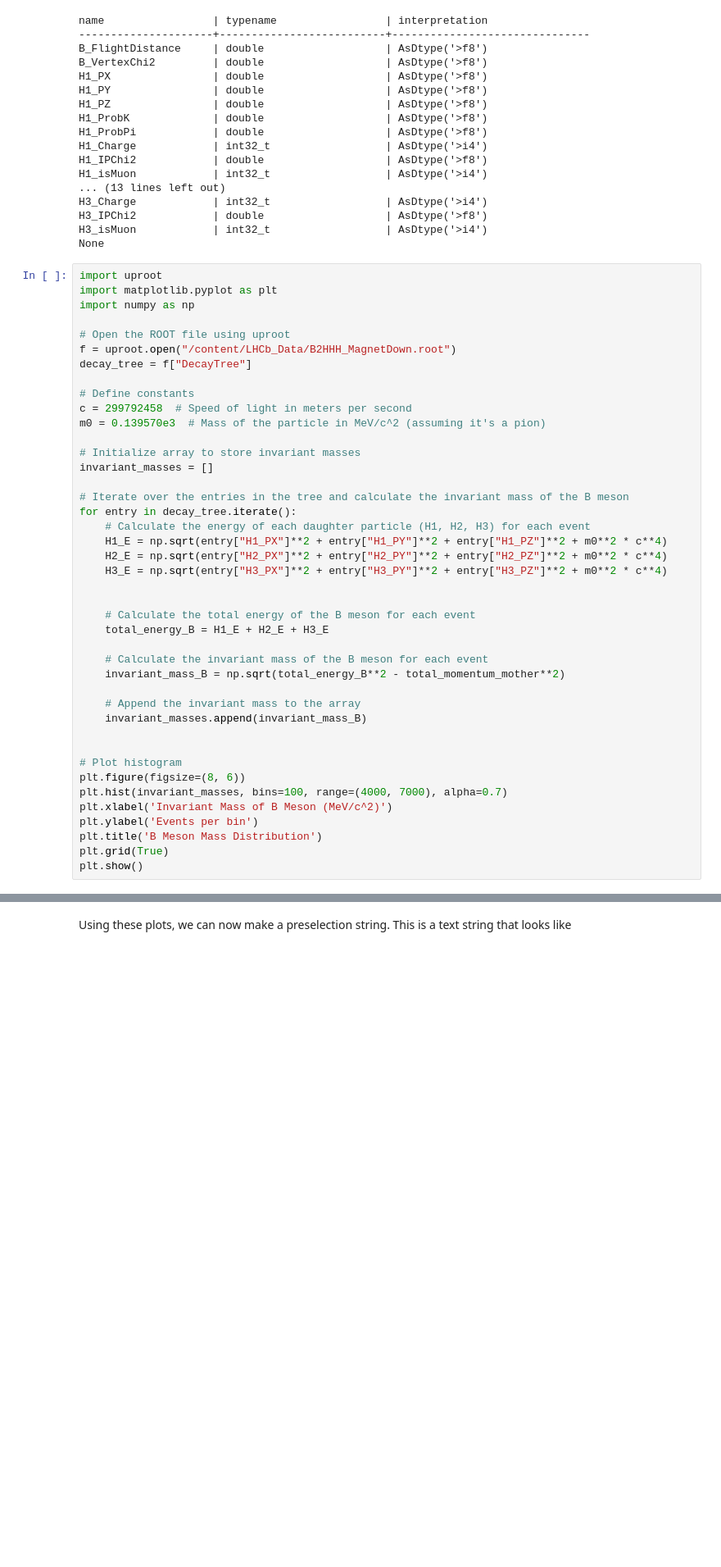
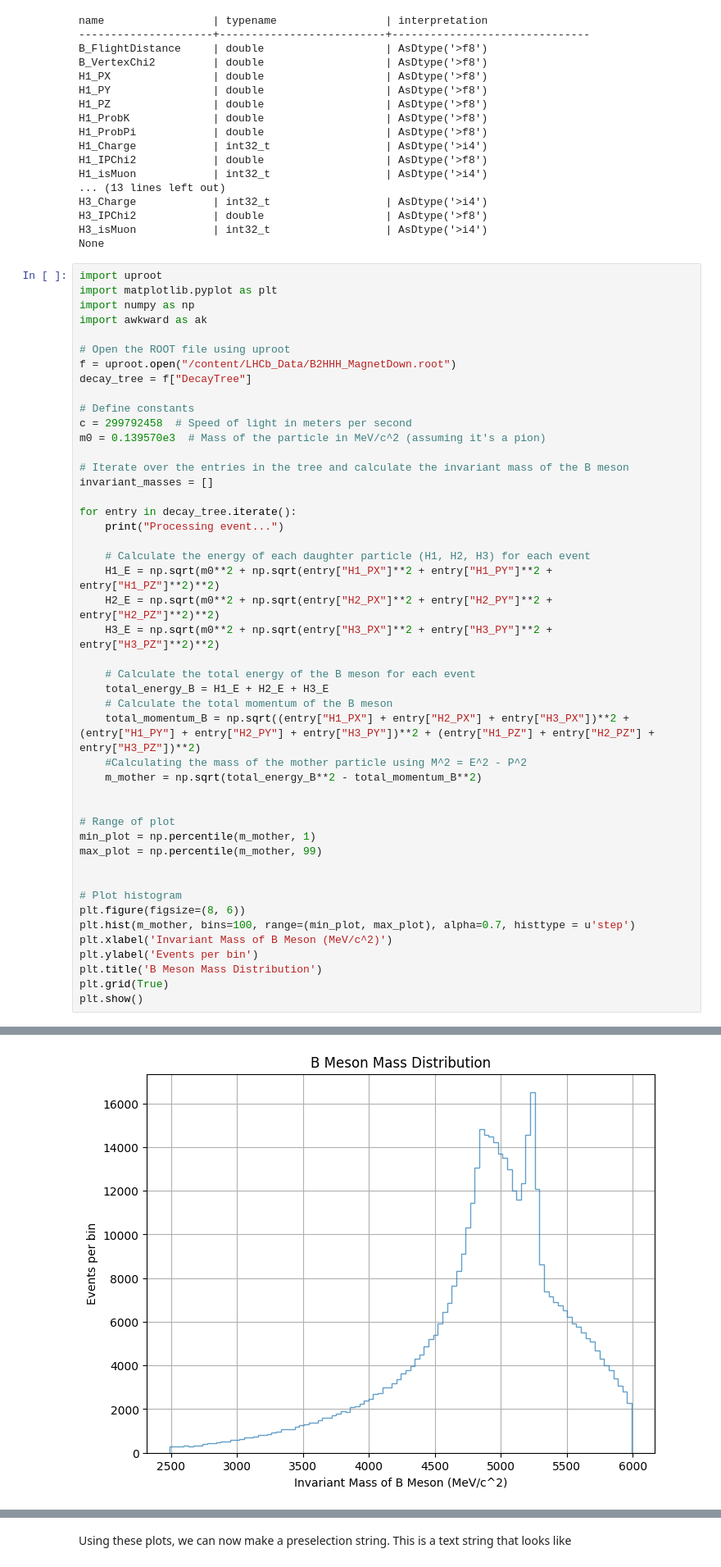
Before and after one commit to semnouws/PRA3024, a Jupyter notebook: LHCb_2024_Colab.ipynb, the cells around one changed output, grey strips where cells are left out. Shown: that part at 82% size. Drawn from its saved outputs; the diff is of its cells as text; blank space fills up the shorter version.

```diff
--- a/LHCb_2024_Colab.ipynb
+++ b/LHCb_2024_Colab.ipynb
@@ -280,6 +271,7 @@ None
 import uproot
 import matplotlib.pyplot as plt
 import numpy as np
+import awkward as ak
 
 # Open the ROOT file using uproot
 f = uproot.open("/content/LHCb_Data/B2HHH_MagnetDown.root")
@@ -289,30 +281,33 @@ decay_tree = f["DecayTree"]
 c = 299792458  # Speed of light in meters per second
 m0 = 0.139570e3  # Mass of the particle in MeV/c^2 (assuming it's a pion)
 
-# Initialize array to store invariant masses
+# Iterate over the entries in the tree and calculate the invariant mass of the B meson
 invariant_masses = []
 
-# Iterate over the entries in the tree and calculate the invariant mass of the B meson
 for entry in decay_tree.iterate():
+    print("Processing event...")
+
     # Calculate the energy of each daughter particle (H1, H2, H3) for each event
-    H1_E = np.sqrt(entry["H1_PX"]**2 + entry["H1_PY"]**2 + entry["H1_PZ"]**2 + m0**2 * c**4)
-    H2_E = np.sqrt(entry["H2_PX"]**2 + entry["H2_PY"]**2 + entry["H2_PZ"]**2 + m0**2 * c**4)
-    H3_E = np.sqrt(entry["H3_PX"]**2 + entry["H3_PY"]**2 + entry["H3_PZ"]**2 + m0**2 * c**4)
-
+    H1_E = np.sqrt(m0**2 + np.sqrt(entry["H1_PX"]**2 + entry["H1_PY"]**2 + entry["H1_PZ"]**2)**2)
+    H2_E = np.sqrt(m0**2 + np.sqrt(entry["H2_PX"]**2 + entry["H2_PY"]**2 + entry["H2_PZ"]**2)**2)
+    H3_E = np.sqrt(m0**2 + np.sqrt(entry["H3_PX"]**2 + entry["H3_PY"]**2 + entry["H3_PZ"]**2)**2)
 
     # Calculate the total energy of the B meson for each event
     total_energy_B = H1_E + H2_E + H3_E
+    # Calculate the total momentum of the B meson
+    total_momentum_B = np.sqrt((entry["H1_PX"] + entry["H2_PX"] + entry["H3_PX"])**2 + (entry["H1_PY"] + entry["H2_PY"] + entry["H3_PY"])**2 + (entry["H1_PZ"] + entry["H2_PZ"] + entry["H3_PZ"])**2)
+    #Calculating the mass of the mother particle using M^2 = E^2 - P^2
+    m_mother = np.sqrt(total_energy_B**2 - total_momentum_B**2)
 
-    # Calculate the invariant mass of the B meson for each event
-    invariant_mass_B = np.sqrt(total_energy_B**2 - total_momentum_mother**2)
 
-    # Append the invariant mass to the array
-    invariant_masses.append(invariant_mass_B)
+# Range of plot
+min_plot = np.percentile(m_mother, 1)
+max_plot = np.percentile(m_mother, 99)
 
 
 # Plot histogram
 plt.figure(figsize=(8, 6))
-plt.hist(invariant_masses, bins=100, range=(4000, 7000), alpha=0.7)
+plt.hist(m_mother, bins=100, range=(min_plot, max_plot), alpha=0.7, histtype = u'step')
 plt.xlabel('Invariant Mass of B Meson (MeV/c^2)')
 plt.ylabel('Events per bin')
 plt.title('B Meson Mass Distribution')
@@ -326,3 +324,4 @@ This error occurred while calling
+[figure, added]
 # %% [markdown]
 We know that some of our particles are the B+ and some are the B- particle. There will also be some particles in our system that are not coming from a genuine B+/- or are a B+/- but are not constructed from Kaons.
 
```
Also changed, not shown: parts of 13 cells of this notebook.
